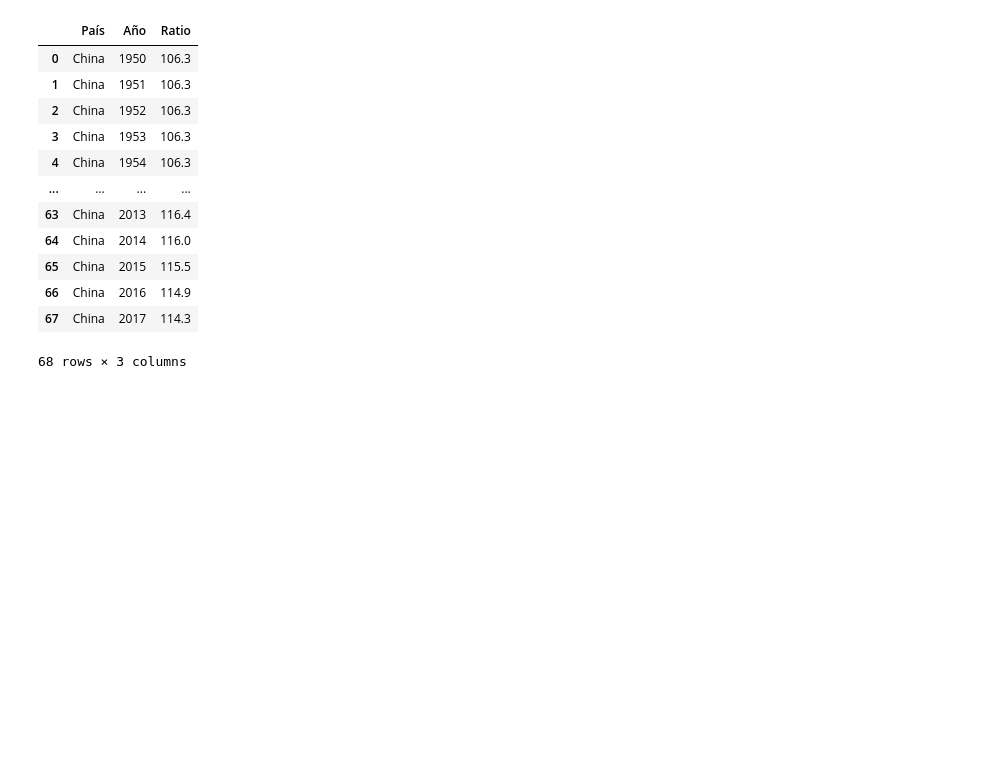
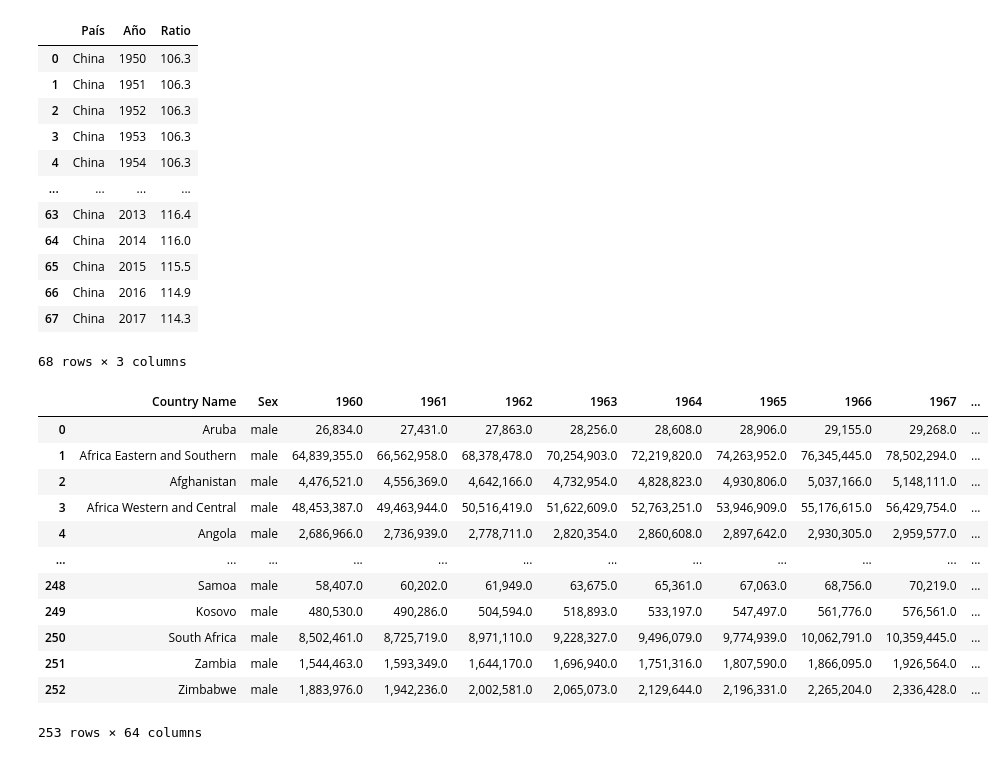
Before and after one commit to appeceix/China_population_EDA, a Jupyter notebook: main.ipynb, the cells around one changed output. Drawn from its saved outputs; the diff is of its cells as text; code cells hidden in the pictures; blank space fills up the shorter version.

Commit message:
Adding population pyramid

```diff
--- a/main.ipynb
+++ b/main.ipynb
@@ -277,0 +278,25 @@ fig_male_china2.add_annotation(x=1980, y=df_male_china.loc[df_male_china["Año"]
+# %%
+# Viendo esta diferencia entre nacimientos de hombres y de mujeres sería interesante realizar un estudio de la pirámide poblacional.
+# Para ello esta vez usaremos dos fuentes con datos globales, una por cada género, y las uniremos.
+
+
+path_male_population_csv = "./Data/HOMBRES_poblacion_mundial_world_bank_API_SP.POP.TOTL.MA.IN_DS2_en_csv_v2_5364198.csv"
+df_male_population = pd.read_csv(path_male_population_csv, skiprows= 4, sep="\t")
+
+path_female_population_csv = "./Data/MUJERES_poblacion_mundial_world_bank_API_SP.POP.TOTL.FE.IN_DS2_en_csv_v2_5358763.csv"
+df_female_population = pd.read_csv(path_female_population_csv, skiprows= 4, sep="\t")
+df_male_population
+# %% [output]
+|  | Country Name | Sex | 1960 | 1961 | 1962 | 1963 | 1964 | 1965 | 1966 | 1967 | ... |
+| 0 | Aruba | male | 26,834.0 | 27,431.0 | 27,863.0 | 28,256.0 | 28,608.0 | 28,906.0 | 29,155.0 | 29,268.0 | ... |
+| 1 | Africa Eastern and Southern | male | 64,839,355.0 | 66,562,958.0 | 68,378,478.0 | 70,254,903.0 | 72,219,820.0 | 74,263,952.0 | 76,345,445.0 | 78,502,294.0 | ... |
+| 2 | Afghanistan | male | 4,476,521.0 | 4,556,369.0 | 4,642,166.0 | 4,732,954.0 | 4,828,823.0 | 4,930,806.0 | 5,037,166.0 | 5,148,111.0 | ... |
+| 3 | Africa Western and Central | male | 48,453,387.0 | 49,463,944.0 | 50,516,419.0 | 51,622,609.0 | 52,763,251.0 | 53,946,909.0 | 55,176,615.0 | 56,429,754.0 | ... |
+| 4 | Angola | male | 2,686,966.0 | 2,736,939.0 | 2,778,711.0 | 2,820,354.0 | 2,860,608.0 | 2,897,642.0 | 2,930,305.0 | 2,959,577.0 | ... |
+| ... | ... | ... | ... | ... | ... | ... | ... | ... | ... | ... | ... |
+| 248 | Samoa | male | 58,407.0 | 60,202.0 | 61,949.0 | 63,675.0 | 65,361.0 | 67,063.0 | 68,756.0 | 70,219.0 | ... |
+| 249 | Kosovo | male | 480,530.0 | 490,286.0 | 504,594.0 | 518,893.0 | 533,197.0 | 547,497.0 | 561,776.0 | 576,561.0 | ... |
+| 250 | South Africa | male | 8,502,461.0 | 8,725,719.0 | 8,971,110.0 | 9,228,327.0 | 9,496,079.0 | 9,774,939.0 | 10,062,791.0 | 10,359,445.0 | ... |
+| 251 | Zambia | male | 1,544,463.0 | 1,593,349.0 | 1,644,170.0 | 1,696,940.0 | 1,751,316.0 | 1,807,590.0 | 1,866,095.0 | 1,926,564.0 | ... |
+| 252 | Zimbabwe | male | 1,883,976.0 | 1,942,236.0 | 2,002,581.0 | 2,065,073.0 | 2,129,644.0 | 2,196,331.0 | 2,265,204.0 | 2,336,428.0 | ... |
+253 rows × 64 columns
```
Also changed, not shown: parts of 14 cells of this notebook, 2 other files.
